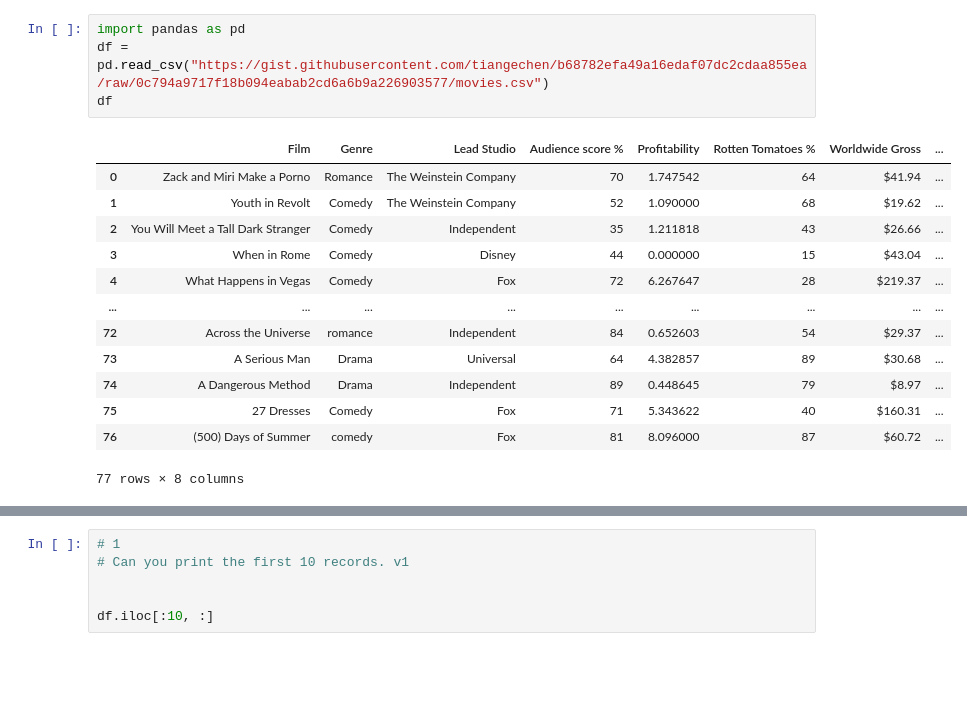
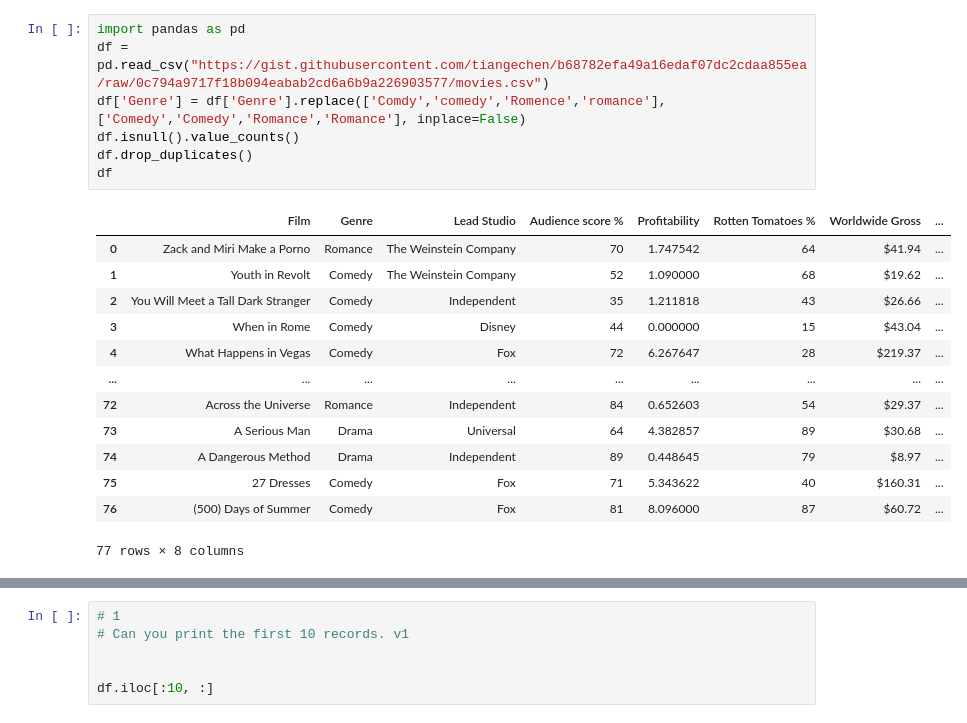
Before and after one commit to aliciaherraiz/pandas-numpy, a Jupyter notebook: Assignmets_movies_dataset_pandas.ipynb, the cells around one changed output, grey strips where cells are left out. Drawn from its saved outputs; the diff is of its cells as text; blank space fills up the shorter version.

```diff
--- a/Assignmets_movies_dataset_pandas.ipynb
+++ b/Assignmets_movies_dataset_pandas.ipynb
@@ -3,18 +1,21 @@
 # %%
 import pandas as pd
 df = pd.read_csv("https://gist.githubusercontent.com/tiangechen/b68782efa49a16edaf07dc2cdaa855ea/raw/0c794a9717f18b094eabab2cd6a6b9a226903577/movies.csv")
+df['Genre'] = df['Genre'].replace(['Comdy','comedy','Romence','romance'],['Comedy','Comedy','Romance','Romance'], inplace=False)
+df.isnull().value_counts()
+df.drop_duplicates()
 df
 # %% [output]
 |  | Film | Genre | Lead Studio | Audience score % | Profitability | Rotten Tomatoes % | Worldwide Gross | ... |
 | 0 | Zack and Miri Make a Porno | Romance | The Weinstein Company | 70 | 1.747542 | 64 | $41.94 | ... |
 | 1 | Youth in Revolt | Comedy | The Weinstein Company | 52 | 1.090000 | 68 | $19.62 | ... |
 | 2 | You Will Meet a Tall Dark Stranger | Comedy | Independent | 35 | 1.211818 | 43 | $26.66 | ... |
 | 3 | When in Rome | Comedy | Disney | 44 | 0.000000 | 15 | $43.04 | ... |
 | 4 | What Happens in Vegas | Comedy | Fox | 72 | 6.267647 | 28 | $219.37 | ... |
 | ... | ... | ... | ... | ... | ... | ... | ... | ... |
-| 72 | Across the Universe | romance | Independent | 84 | 0.652603 | 54 | $29.37 | ... |
+| 72 | Across the Universe | Romance | Independent | 84 | 0.652603 | 54 | $29.37 | ... |
 | 73 | A Serious Man | Drama | Universal | 64 | 4.382857 | 89 | $30.68 | ... |
 | 74 | A Dangerous Method | Drama | Independent | 89 | 0.448645 | 79 | $8.97 | ... |
 | 75 | 27 Dresses | Comedy | Fox | 71 | 5.343622 | 40 | $160.31 | ... |
-| 76 | (500) Days of Summer | comedy | Fox | 81 | 8.096000 | 87 | $60.72 | ... |
+| 76 | (500) Days of Summer | Comedy | Fox | 81 | 8.096000 | 87 | $60.72 | ... |
 77 rows × 8 columns
```
Also changed, not shown: parts of 32 cells of this notebook.
